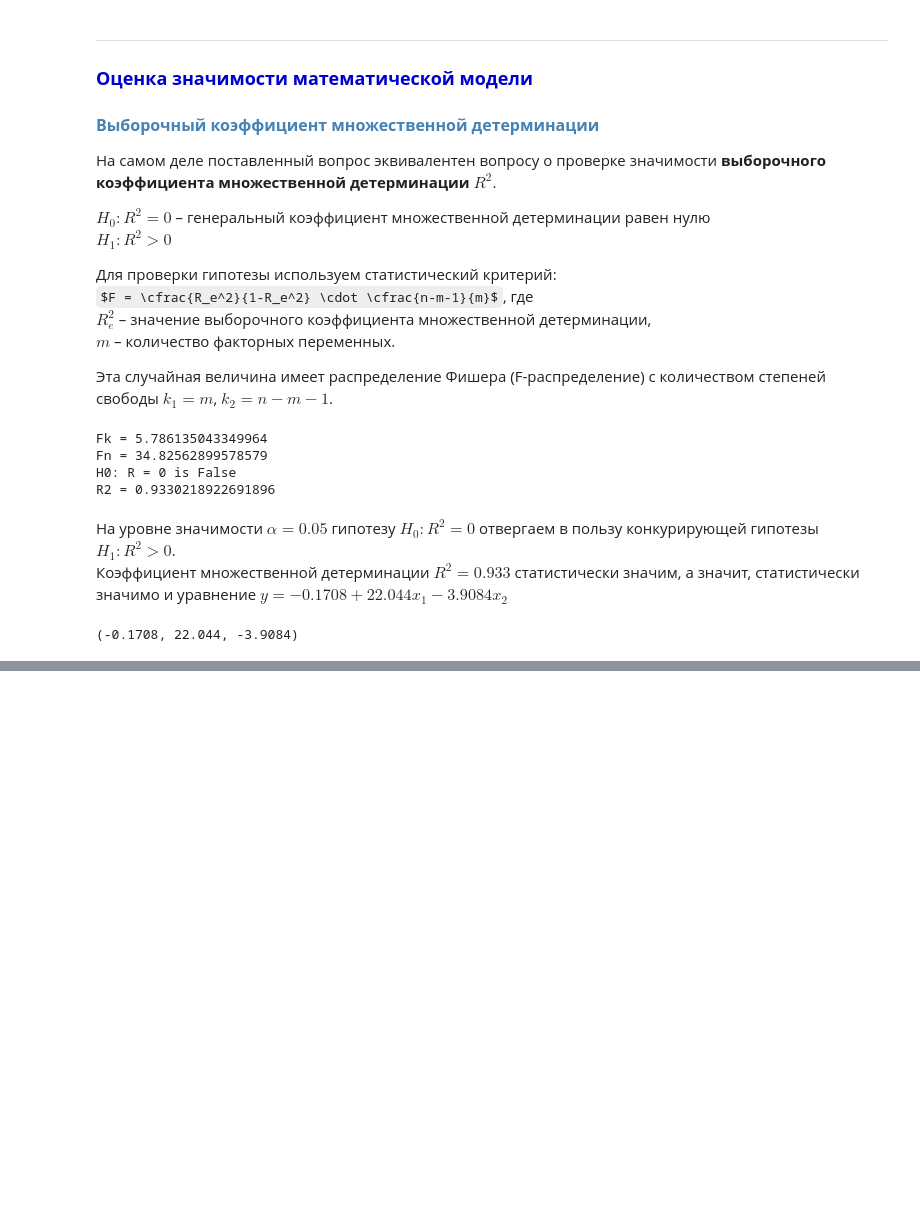
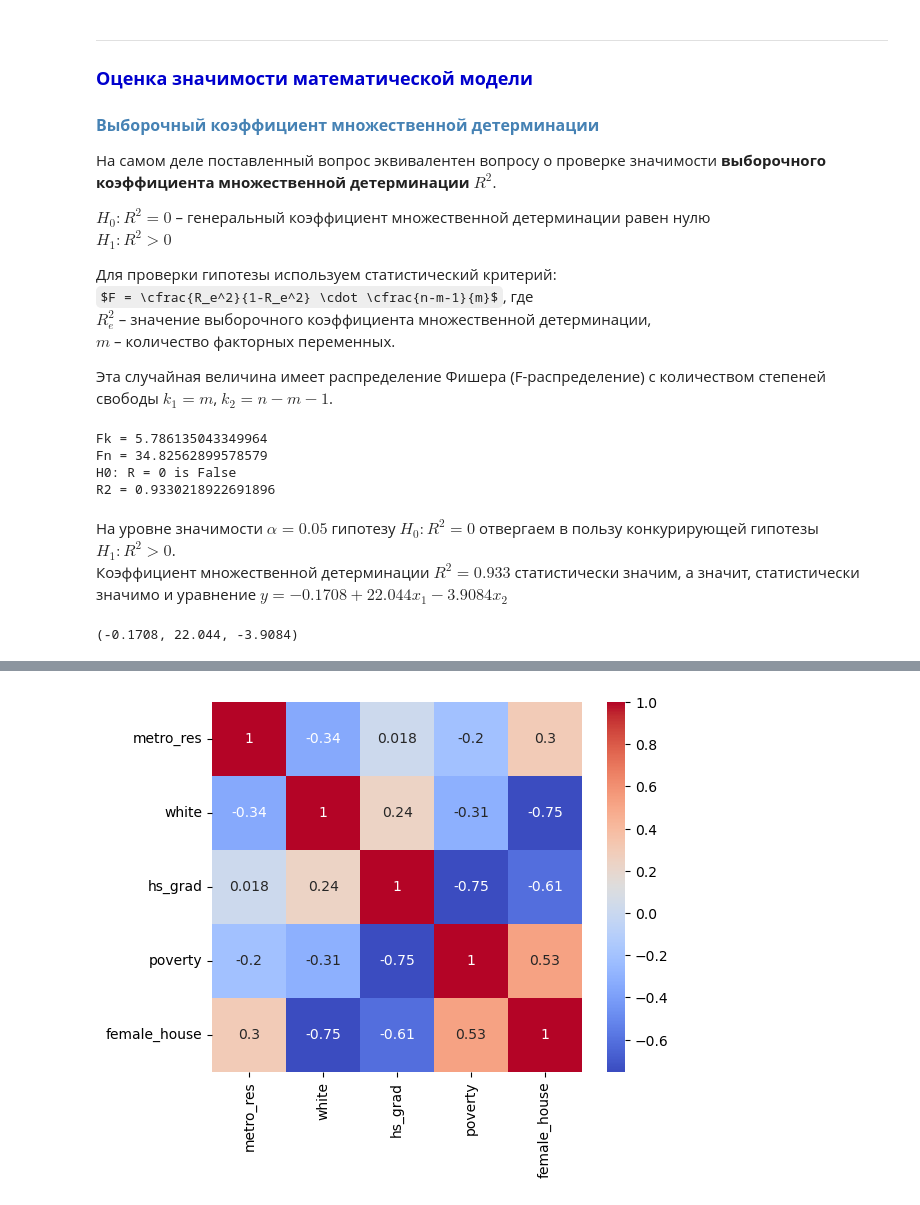
Before and after one commit to TanXmas/ProbabilityTheory_and_Statistics, a Jupyter notebook: St_13_MultipleRegressionModel.ipynb, the cells around one changed output, grey strips where cells are left out. Cells and saved outputs as stored; diff of their text form; code cells hidden in the pictures; some formulas as TeX source; blank space fills up the shorter version.

```diff
--- a/St_13_MultipleRegressionModel.ipynb
+++ b/St_13_MultipleRegressionModel.ipynb
@@ -370,0 +407,3 @@ b0, b1, b2
+# %%
+df = pd.read_csv(r'.\data\states.csv')
+df.head(10)
@@ -370,0 +429,5 @@ b0, b1, b2
+# %%
+corr_matrix = df.corr()
+sns.heatmap(corr_matrix, annot=True, square=True, cmap='coolwarm');
+# %% [output]
+[figure, added]
```
Also changed, not shown: parts of 18 cells of this notebook, 2 other files.
